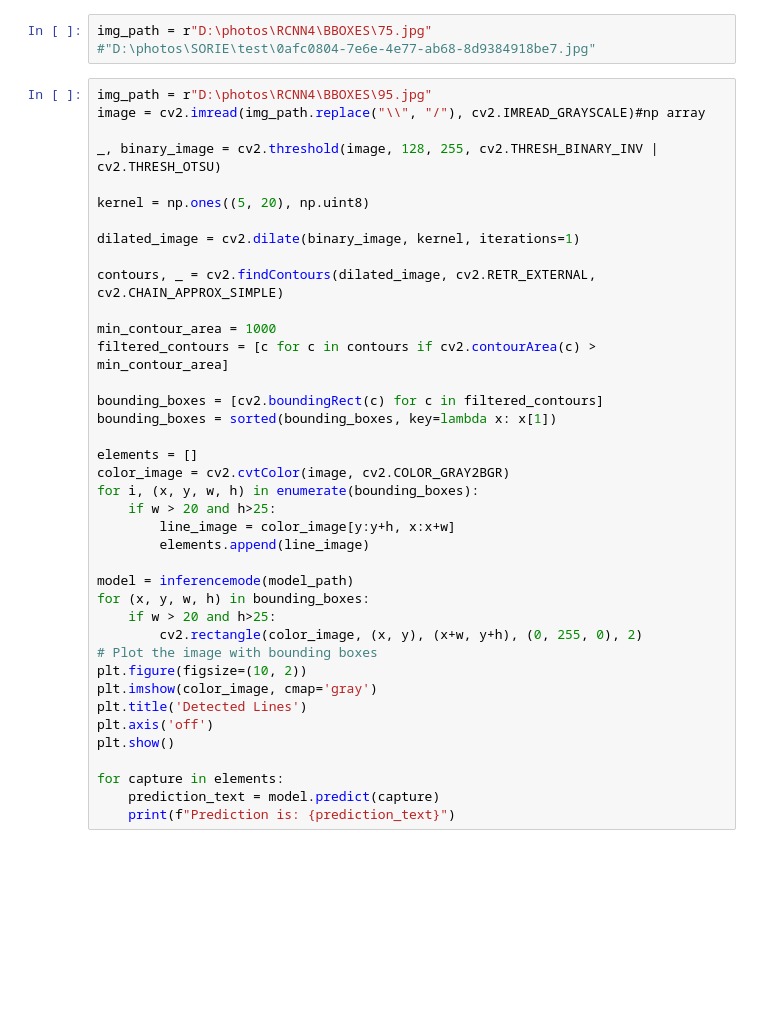
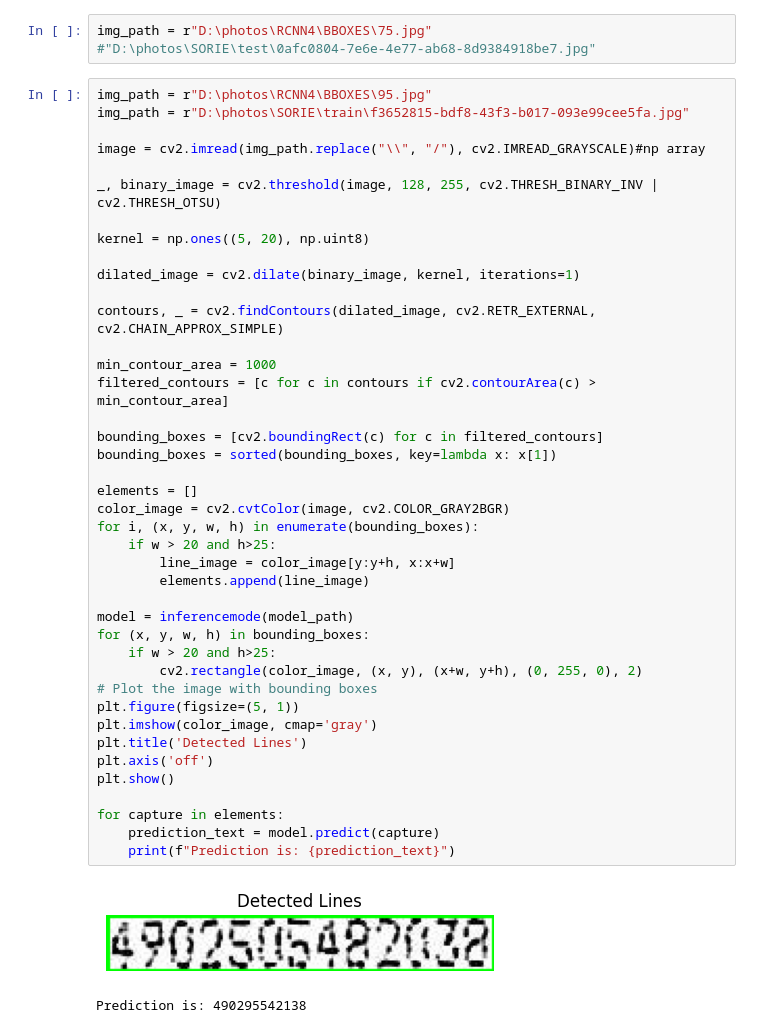
Before and after one commit to kcccr123/receipt-scanner-backend, a Jupyter notebook: RCNN/YOLO_connection.ipynb, the cells around one changed output. Drawn from its saved outputs; the diff is of its cells as text; blank space fills up the shorter version.

```diff
--- a/RCNN/YOLO_connection.ipynb
+++ b/RCNN/YOLO_connection.ipynb
@@ -118,6 +128,8 @@ img_path = r"D:\photos\RCNN4\BBOXES\75.jpg"
 #"D:\photos\SORIE\test\0afc0804-7e6e-4e77-ab68-8d9384918be7.jpg"
 # %%
 img_path = r"D:\photos\RCNN4\BBOXES\95.jpg"
+img_path = r"D:\photos\SORIE\train\f3652815-bdf8-43f3-b017-093e99cee5fa.jpg"
+
 image = cv2.imread(img_path.replace("\\", "/"), cv2.IMREAD_GRAYSCALE)#np array
 
 _, binary_image = cv2.threshold(image, 128, 255, cv2.THRESH_BINARY_INV | cv2.THRESH_OTSU)
@@ -127,31 +139,34 @@ kernel = np.ones((5, 20), np.uint8)
 dilated_image = cv2.dilate(binary_image, kernel, iterations=1)
 
 contours, _ = cv2.findContours(dilated_image, cv2.RETR_EXTERNAL, cv2.CHAIN_APPROX_SIMPLE)
 
 min_contour_area = 1000
 filtered_contours = [c for c in contours if cv2.contourArea(c) > min_contour_area]
 
 bounding_boxes = [cv2.boundingRect(c) for c in filtered_contours]
 bounding_boxes = sorted(bounding_boxes, key=lambda x: x[1])
 
 elements = []
 color_image = cv2.cvtColor(image, cv2.COLOR_GRAY2BGR)
 for i, (x, y, w, h) in enumerate(bounding_boxes):
     if w > 20 and h>25:
         line_image = color_image[y:y+h, x:x+w]
         elements.append(line_image)
 
 model = inferencemode(model_path)
 for (x, y, w, h) in bounding_boxes:
     if w > 20 and h>25:
         cv2.rectangle(color_image, (x, y), (x+w, y+h), (0, 255, 0), 2)
 # Plot the image with bounding boxes
-plt.figure(figsize=(10, 2))
+plt.figure(figsize=(5, 1))
 plt.imshow(color_image, cmap='gray')
 plt.title('Detected Lines')
 plt.axis('off')
 plt.show()
 
 for capture in elements:
     prediction_text = model.predict(capture)
     print(f"Prediction is: {prediction_text}")
+# %% [output]
+[figure, added]
+Prediction is: 490295542138
```
Also changed, not shown: parts of 3 cells of this notebook, 6 other files.
